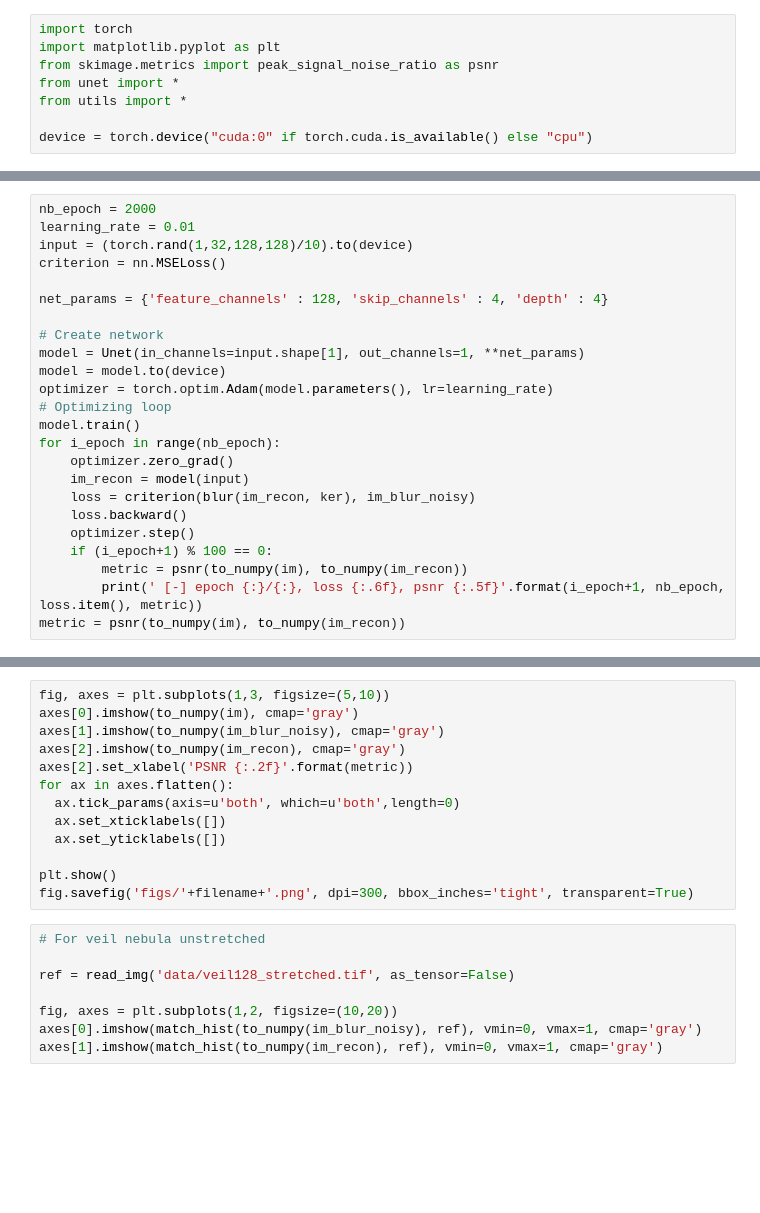
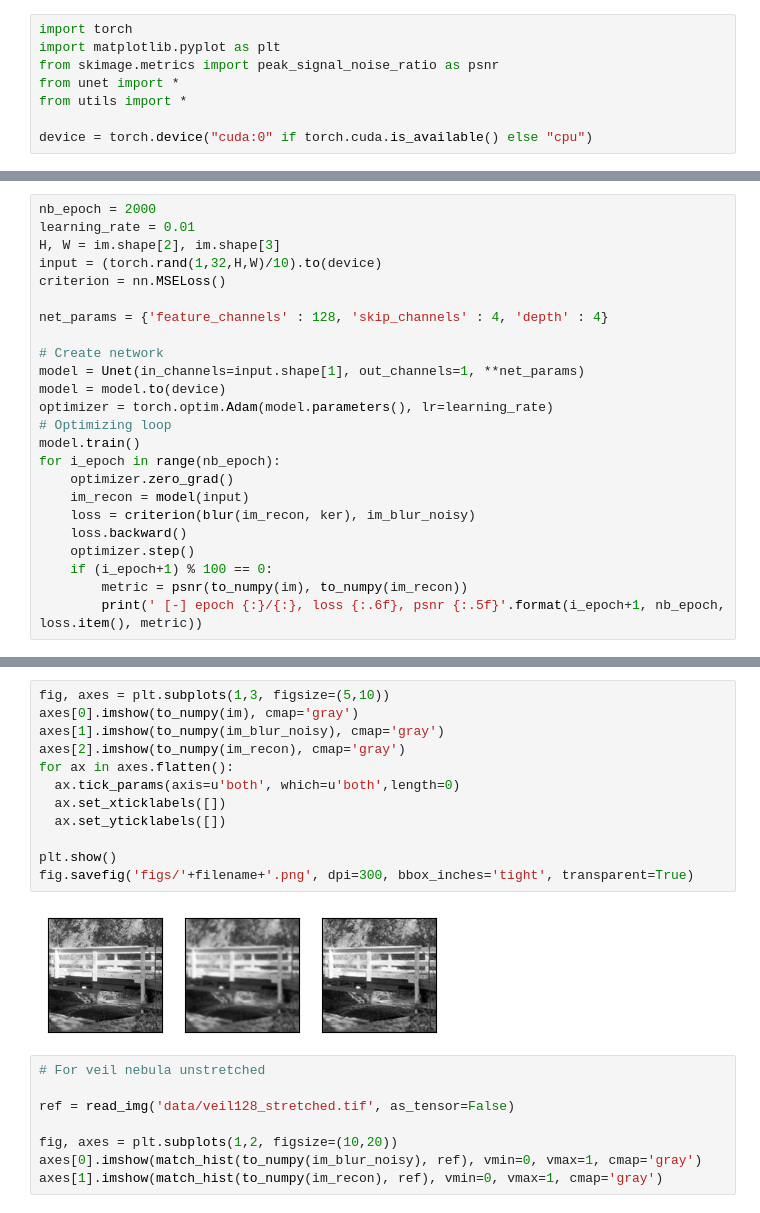
Before and after one commit to LudoRey/dip-deblur, a Jupyter notebook: demo.ipynb, the cells around one changed output, grey strips where cells are left out. Drawn from its saved outputs; the diff is of its cells as text; blank space fills up the shorter version.

```diff
--- a/demo.ipynb
+++ b/demo.ipynb
@@ -31,7 +41,8 @@ plt.show()
 # %%
 nb_epoch = 2000
 learning_rate = 0.01
-input = (torch.rand(1,32,128,128)/10).to(device)
+H, W = im.shape[2], im.shape[3]
+input = (torch.rand(1,32,H,W)/10).to(device)
 criterion = nn.MSELoss()
 
 net_params = {'feature_channels' : 128, 'skip_channels' : 4, 'depth' : 4}
@@ -51,4 +62,3 @@ for i_epoch in range(nb_epoch):
     if (i_epoch+1) % 100 == 0:
         metric = psnr(to_numpy(im), to_numpy(im_recon))
         print(' [-] epoch {:}/{:}, loss {:.6f}, psnr {:.5f}'.format(i_epoch+1, nb_epoch, loss.item(), metric))
-metric = psnr(to_numpy(im), to_numpy(im_recon))
@@ -55,16 +86,17 @@ metric = psnr(to_numpy(im), to_numpy(im_recon))
 # %%
 fig, axes = plt.subplots(1,3, figsize=(5,10))
 axes[0].imshow(to_numpy(im), cmap='gray')
 axes[1].imshow(to_numpy(im_blur_noisy), cmap='gray')
 axes[2].imshow(to_numpy(im_recon), cmap='gray')
-axes[2].set_xlabel('PSNR {:.2f}'.format(metric))
 for ax in axes.flatten():
   ax.tick_params(axis=u'both', which=u'both',length=0)
   ax.set_xticklabels([])
   ax.set_yticklabels([])
 
 plt.show()
 fig.savefig('figs/'+filename+'.png', dpi=300, bbox_inches='tight', transparent=True)
+# %% [output]
+[figure, added]
 # %%
 # For veil nebula unstretched
 
```
Also changed, not shown: parts of 3 cells of this notebook.
